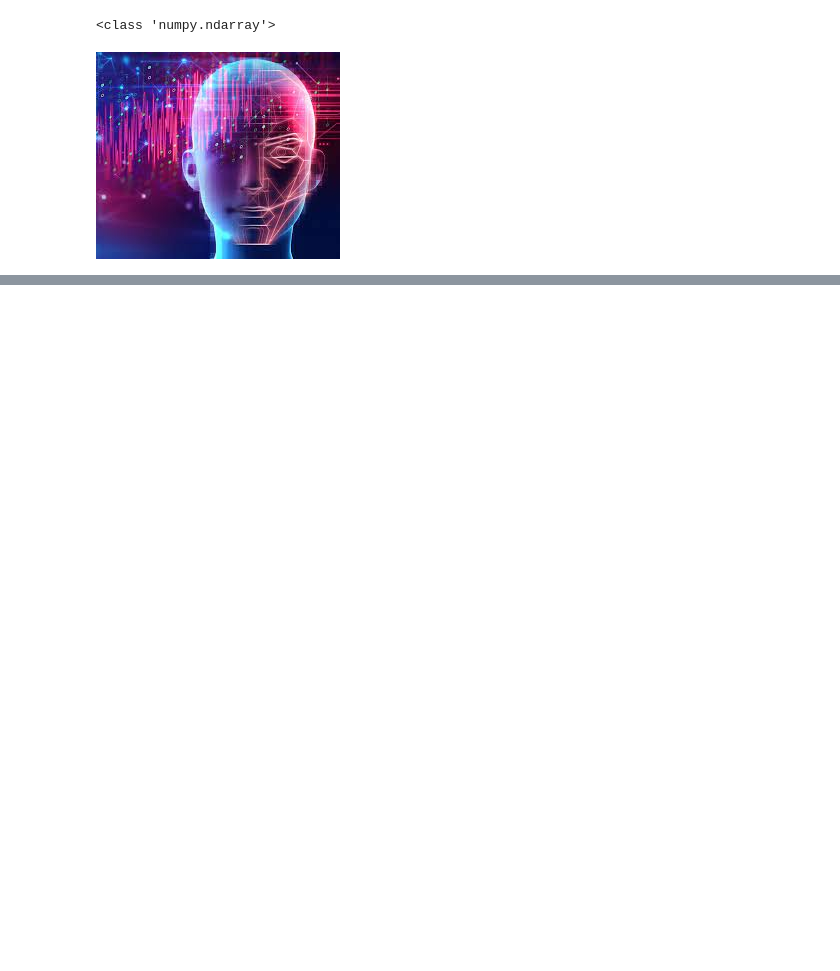
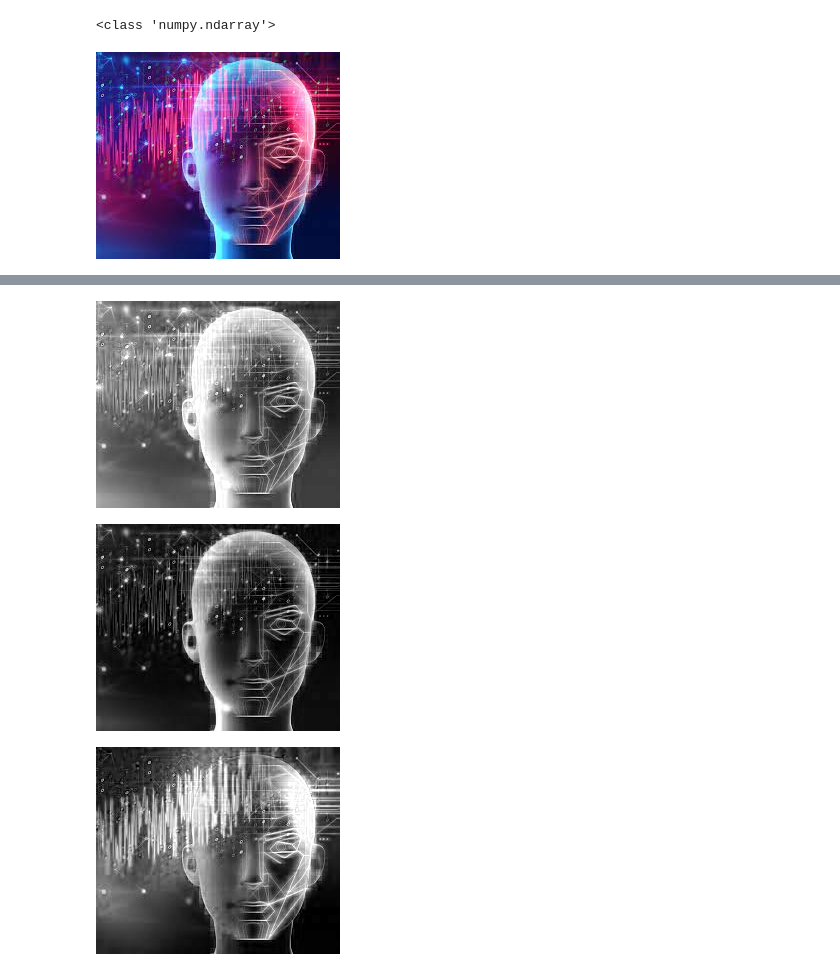
Before and after one commit to VenkatakrishnaHR/Image-Processing-Lab, a Jupyter notebook: showImage.ipynb, the cells around one changed output, grey strips where cells are left out. Cells and saved outputs as stored; diff of their text form; code cells hidden in the pictures; blank space fills up the shorter version.

```diff
--- a/showImage.ipynb
+++ b/showImage.ipynb
@@ -28,0 +47,11 @@ cv2.destroyAllWindows()
+# %%
+blue = img[:,:,0]
+cv2_imshow(blue)
+green = img[:,:,1]
+cv2_imshow(green)
+red = img[:,:,2]
+cv2_imshow(red)
+# %% [output]
+[figure, added]
+[figure, added]
+[figure, added]
```
Also changed, not shown: parts of 12 cells of this notebook.
